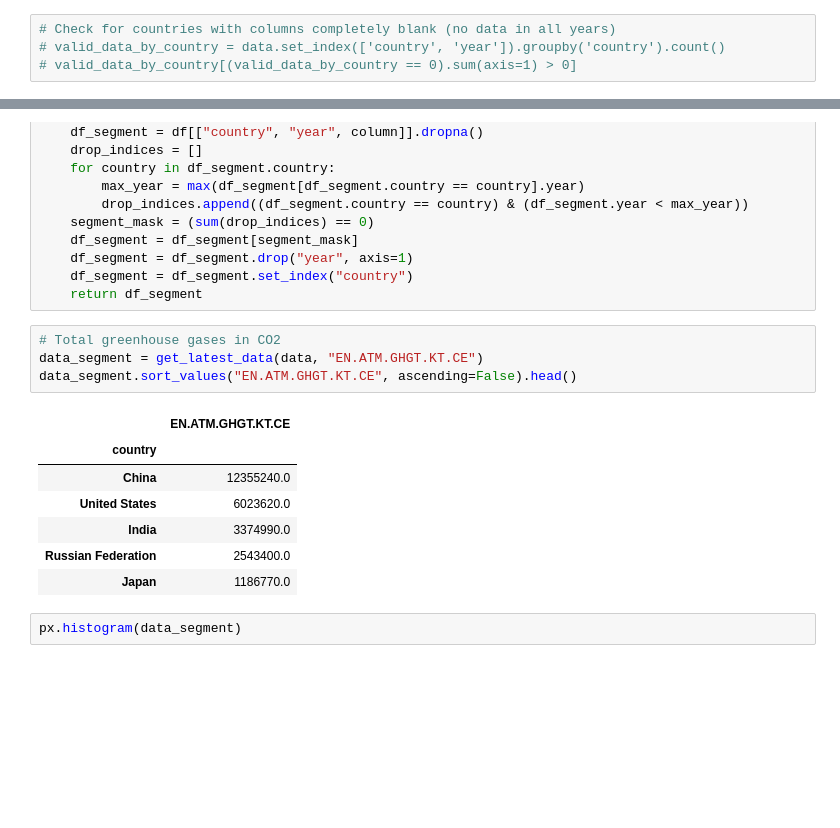
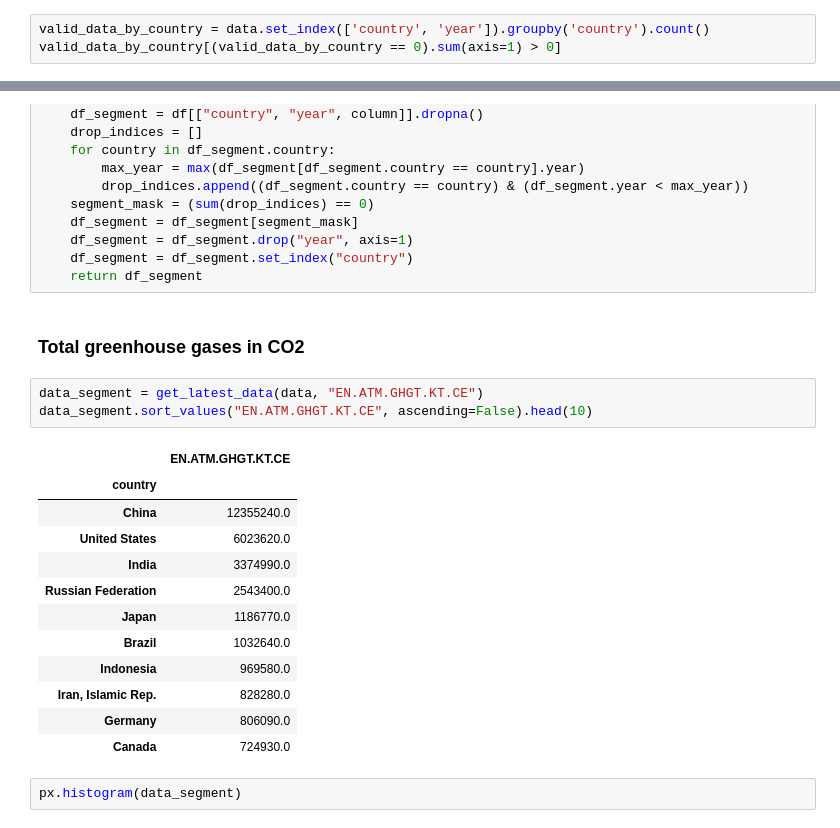
Before and after one commit to shaunyongfc/world-bank-country-green-analysis, a Jupyter notebook: EDA_1.ipynb, the cells around one changed output, grey strips where cells are left out. Cells and saved outputs as stored; diff of their text form; blank space fills up the shorter version.

```diff
--- a/EDA_1.ipynb
+++ b/EDA_1.ipynb
@@ -102,4 +125,3 @@ dtype: int64
 # %%
-# Check for countries with columns completely blank (no data in all years)
-# valid_data_by_country = data.set_index(['country', 'year']).groupby('country').count()
-# valid_data_by_country[(valid_data_by_country == 0).sum(axis=1) > 0]
+valid_data_by_country = data.set_index(['country', 'year']).groupby('country').count()
+valid_data_by_country[(valid_data_by_country == 0).sum(axis=1) > 0]
@@ -119,18 +164,24 @@ def get_latest_data(df, column):
     df_segment = df_segment.drop("year", axis=1)
     df_segment = df_segment.set_index("country")
     return df_segment
+# %% [markdown]
+### Total greenhouse gases in CO2
 # %%
-# Total greenhouse gases in CO2
 data_segment = get_latest_data(data, "EN.ATM.GHGT.KT.CE")
-data_segment.sort_values("EN.ATM.GHGT.KT.CE", ascending=False).head()
+data_segment.sort_values("EN.ATM.GHGT.KT.CE", ascending=False).head(10)
 # %% [output]
 |  | EN.ATM.GHGT.KT.CE |
 | country |  |
 | China | 12355240.0 |
 | United States | 6023620.0 |
 | India | 3374990.0 |
 | Russian Federation | 2543400.0 |
 | Japan | 1186770.0 |
+| Brazil | 1032640.0 |
+| Indonesia | 969580.0 |
+| Iran, Islamic Rep. | 828280.0 |
+| Germany | 806090.0 |
+| Canada | 724930.0 |
 # %%
 px.histogram(data_segment)
 # %% [output]
```
Also changed, not shown: parts of 35 cells of this notebook.
